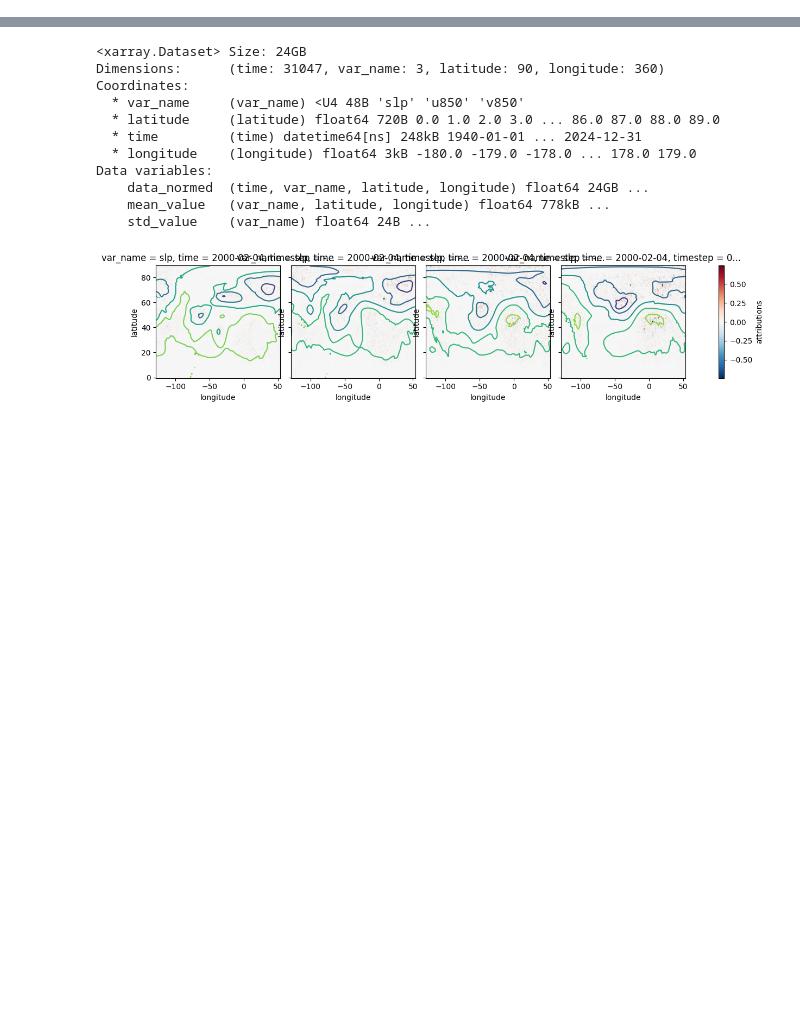
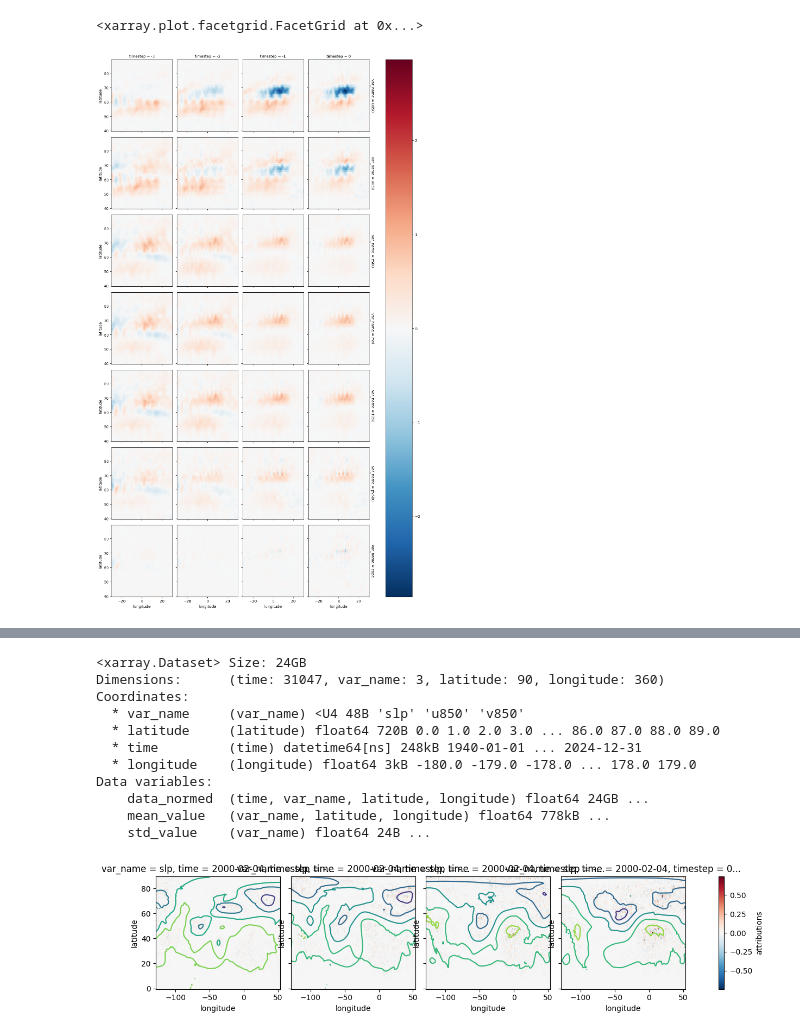
Before and after one commit to rguilcas/predict_rain_norway, a Jupyter notebook: assessment_of_nn/test_new_attributions.ipynb, the cells around one changed output, grey strips where cells are left out. Saved outputs shown, nothing was run; the diff lists cells and outputs as text; code cells hidden in the pictures; blank space fills up the shorter version.

```diff
--- a/assessment_of_nn/test_new_attributions.ipynb
+++ b/assessment_of_nn/test_new_attributions.ipynb
@@ -15,0 +20,9 @@ ds = ds.sel(time=time_TP)
+# %%
+ds_extract = ds.sel(time='2008-01-28').attributions
+from scipy.ndimage import gaussian_filter
+smooth_ig = gaussian_filter(ds_extract, sigma=1.0)
+ds_extract_smooth = xr.DataArray(smooth_ig, dims=ds_extract.dims, coords=ds_extract.coords)
+(ds_extract_smooth/ds_extract_smooth.max(['longitude','latitude'])).sel(longitude=slice(-30,30), latitude=slice(40,None)).plot(row='var_name', col='timestep')
+# %% [output]
+<xarray.plot.facetgrid.FacetGrid at 0x...>
+[figure, added]
```
Also changed, not shown: parts of 10 cells of this notebook, 4 other files.
